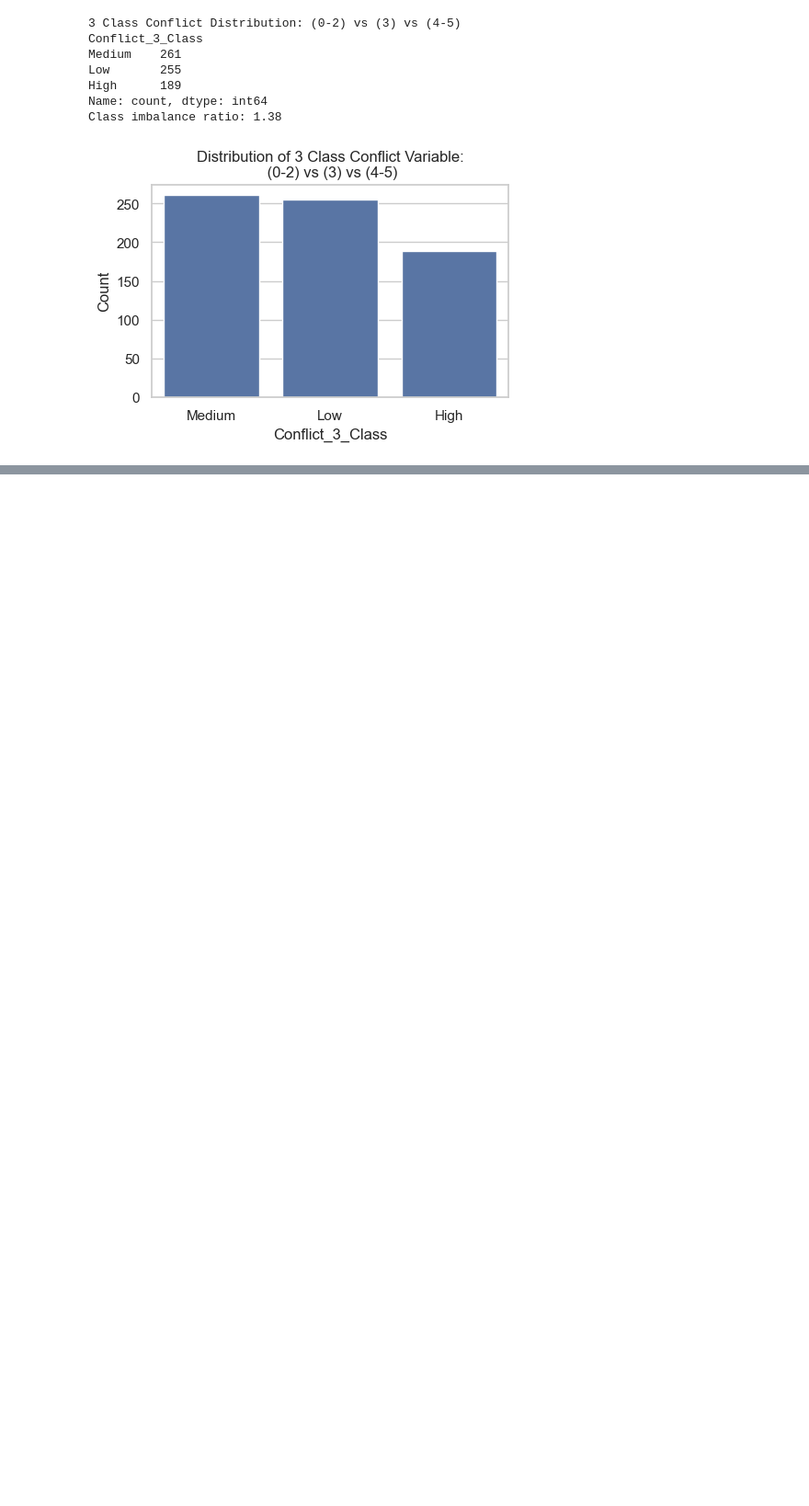
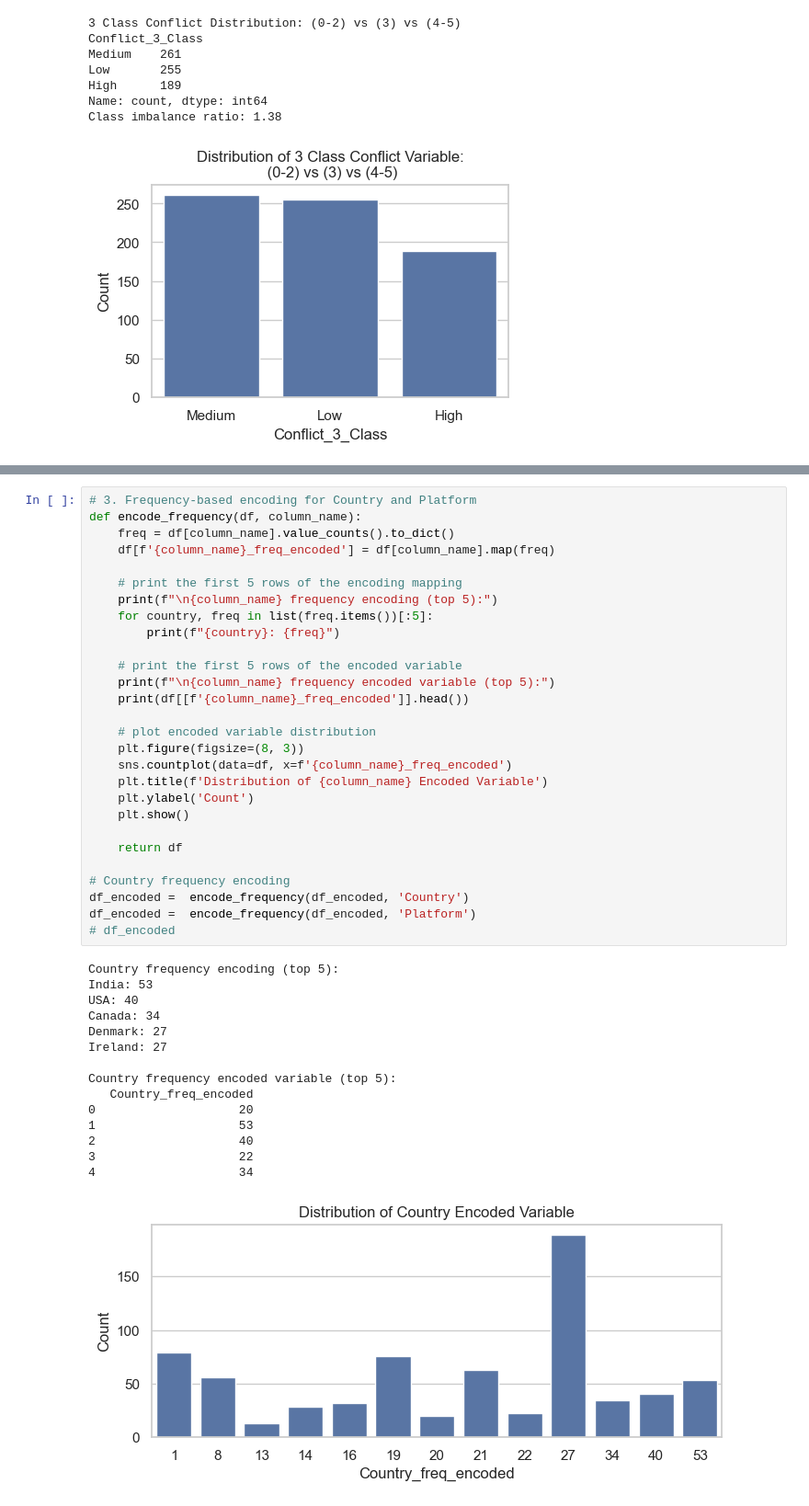
Before and after one commit to numberwrangler/SDS-CP029-social-sphere, a Jupyter notebook: submissions/team-members/bob-hosseini/notebooks/01_EDA_SocialSphere.ipynb, the cells around one changed output, grey strips where cells are left out. Shown at 92% size. Cells and saved outputs as stored; diff of their text form; blank space fills up the shorter version.

```diff
--- a/submissions/team-members/bob-hosseini/notebooks/01_EDA_SocialSphere.ipynb
+++ b/submissions/team-members/bob-hosseini/notebooks/01_EDA_SocialSphere.ipynb
@@ -697,0 +822,44 @@ Class imbalance ratio: 1.38
+# %%
+# 3. Frequency-based encoding for Country and Platform
+def encode_frequency(df, column_name):
+    freq = df[column_name].value_counts().to_dict()
+    df[f'{column_name}_freq_encoded'] = df[column_name].map(freq)
+
+    # print the first 5 rows of the encoding mapping
+    print(f"\n{column_name} frequency encoding (top 5):")
+    for country, freq in list(freq.items())[:5]:
+        print(f"{country}: {freq}")
+
+    # print the first 5 rows of the encoded variable
+    print(f"\n{column_name} frequency encoded variable (top 5):")
+    print(df[[f'{column_name}_freq_encoded']].head())
+
+    # plot encoded variable distribution
+    plt.figure(figsize=(8, 3))
+    sns.countplot(data=df, x=f'{column_name}_freq_encoded')
+    plt.title(f'Distribution of {column_name} Encoded Variable')
+    plt.ylabel('Count')
+    plt.show()
+
+    return df
+
+# Country frequency encoding
+df_encoded =  encode_frequency(df_encoded, 'Country')
+df_encoded =  encode_frequency(df_encoded, 'Platform')
+# df_encoded
+# %% [output]
+Country frequency encoding (top 5):
+India: 53
+USA: 40
+Canada: 34
+Denmark: 27
+Ireland: 27
+
+Country frequency encoded variable (top 5):
+   Country_freq_encoded
+0                    20
+1                    53
+2                    40
+3                    22
+4                    34
+[figure, added]
```
Also changed, not shown: parts of 5 cells of this notebook, 1 other file.
